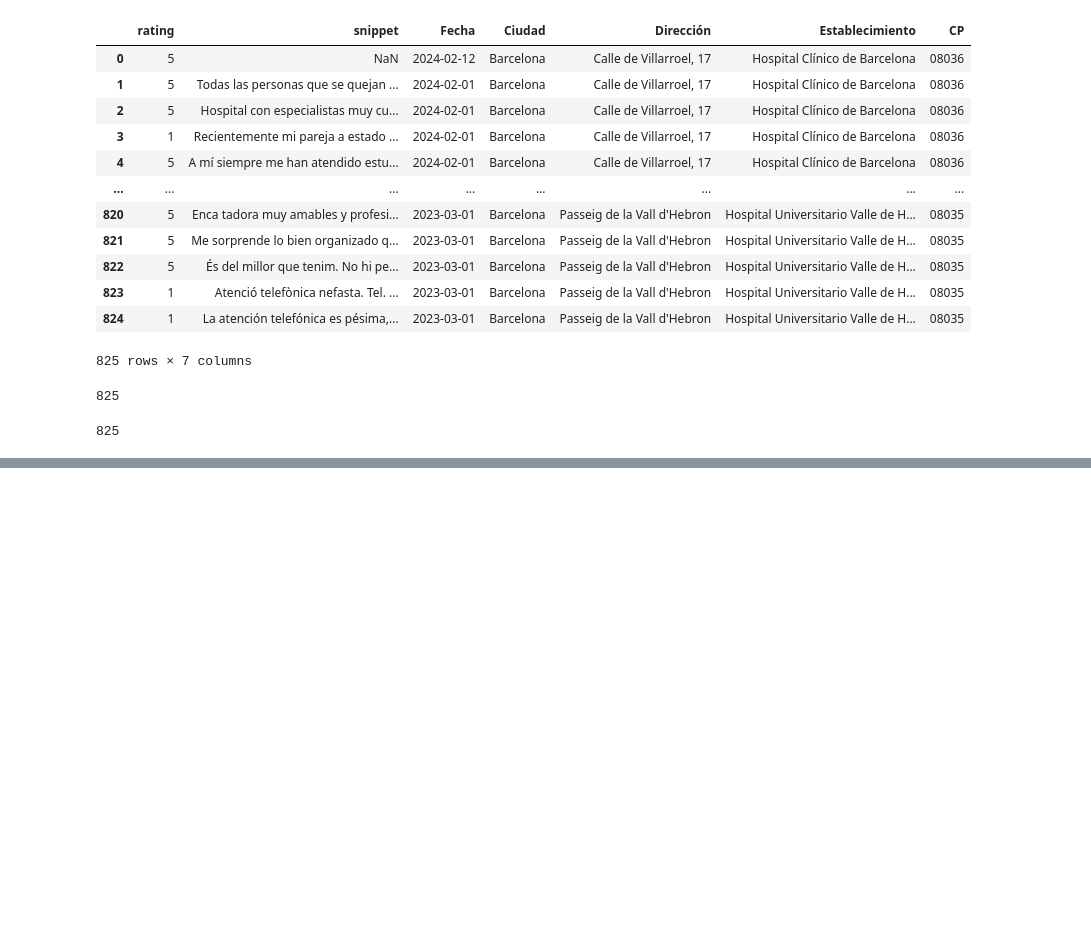
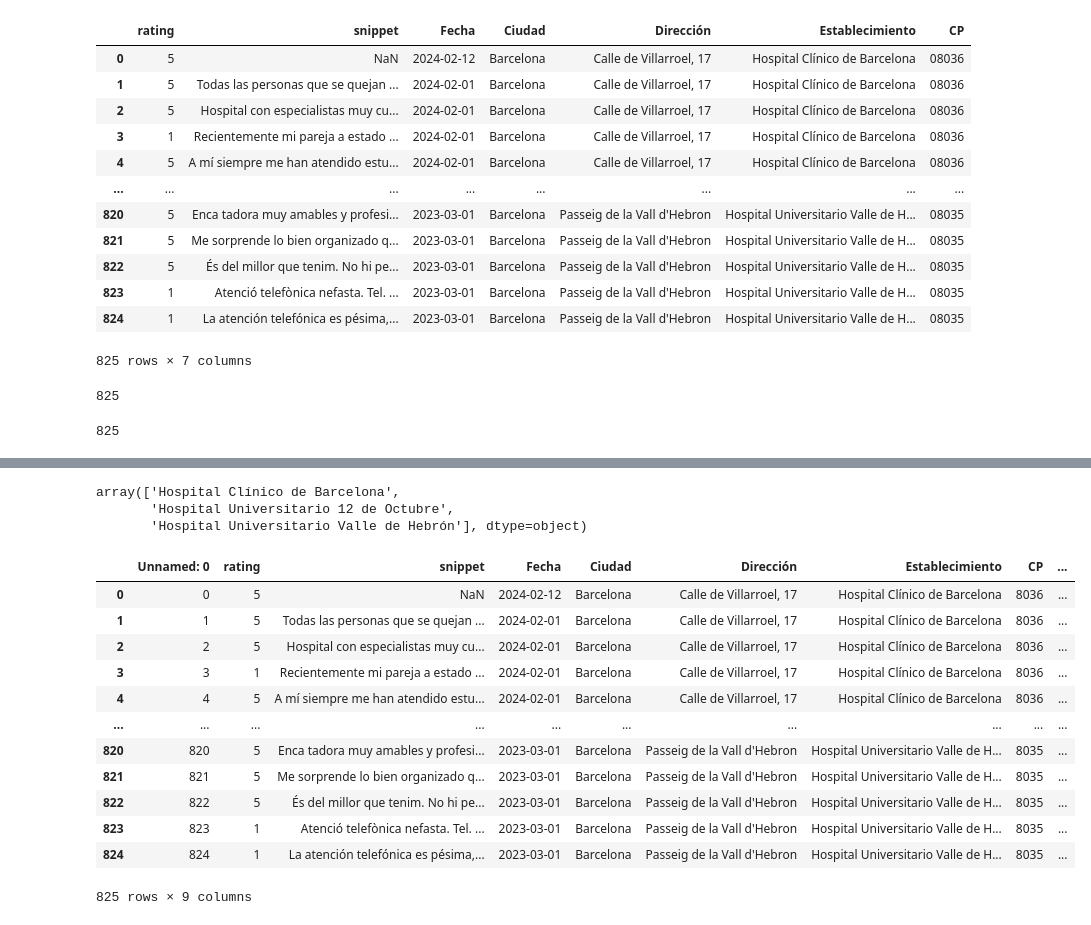
Before and after one commit to TeresaCardenosa/project_reviews_google, a Jupyter notebook: notebooks/ETL_Otras reseñas-2.ipynb, the cells around one changed output, grey strips where cells are left out. Saved outputs shown, nothing was run; the diff lists cells and outputs as text; code cells hidden in the pictures; blank space fills up the shorter version.

```diff
--- a/notebooks/ETL_Otras reseñas-2.ipynb
+++ b/notebooks/ETL_Otras reseñas-2.ipynb
@@ -983,0 +986,2 @@ df_full_hospitals.to_excel('../reviews/hosp_alta.xlsx')
+# %%
+df_full_hospitals = pd.read_excel('../reviews/hosp_alta.xlsx')
@@ -983,0 +1004,30 @@ df_full_hospitals.to_excel('../reviews/hosp_alta.xlsx')
+# %%
+df_full_hospitals['Establecimiento'].unique()
+# %% [output]
+array(['Hospital Clínico de Barcelona',
+       'Hospital Universitario 12 de Octubre',
+       'Hospital Universitario Valle de Hebrón'], dtype=object)
+# %%
+encriptado = {
+    'Hospital Clínico de Barcelona': 'Hospital alta 01',
+   'Hospital Universitario 12 de Octubre': 'Hospital alta 02',
+   'Hospital Universitario Valle de Hebrón': 'Hospital alta 03'
+}
+# %%
+df_full_hospitals['Nombre encriptado'] = df_full_hospitals['Establecimiento'].map(encriptado)
+# %%
+df_full_hospitals
+# %% [output]
+|  | Unnamed: 0 | rating | snippet | Fecha | Ciudad | Dirección | Establecimiento | CP | ... |
+| 0 | 0 | 5 | NaN | 2024-02-12 | Barcelona | Calle de Villarroel, 17 | Hospital Clínico de Barcelona | 8036 | ... |
+| 1 | 1 | 5 | Todas las personas que se quejan ... | 2024-02-01 | Barcelona | Calle de Villarroel, 17 | Hospital Clínico de Barcelona | 8036 | ... |
+| 2 | 2 | 5 | Hospital con especialistas muy cu... | 2024-02-01 | Barcelona | Calle de Villarroel, 17 | Hospital Clínico de Barcelona | 8036 | ... |
+| 3 | 3 | 1 | Recientemente mi pareja a estado ... | 2024-02-01 | Barcelona | Calle de Villarroel, 17 | Hospital Clínico de Barcelona | 8036 | ... |
+| 4 | 4 | 5 | A mí siempre me han atendido estu... | 2024-02-01 | Barcelona | Calle de Villarroel, 17 | Hospital Clínico de Barcelona | 8036 | ... |
+| ... | ... | ... | ... | ... | ... | ... | ... | ... | ... |
+| 820 | 820 | 5 | Enca tadora muy amables y profesi... | 2023-03-01 | Barcelona | Passeig de la Vall d'Hebron | Hospital Universitario Valle de H... | 8035 | ... |
+| 821 | 821 | 5 | Me sorprende lo bien organizado q... | 2023-03-01 | Barcelona | Passeig de la Vall d'Hebron | Hospital Universitario Valle de H... | 8035 | ... |
+| 822 | 822 | 5 | És del millor que tenim. No hi pe... | 2023-03-01 | Barcelona | Passeig de la Vall d'Hebron | Hospital Universitario Valle de H... | 8035 | ... |
+| 823 | 823 | 1 | Atenció telefònica nefasta. Tel. ... | 2023-03-01 | Barcelona | Passeig de la Vall d'Hebron | Hospital Universitario Valle de H... | 8035 | ... |
+| 824 | 824 | 1 | La atención telefónica es pésima,... | 2023-03-01 | Barcelona | Passeig de la Vall d'Hebron | Hospital Universitario Valle de H... | 8035 | ... |
+825 rows × 9 columns
```
Also changed, not shown: parts of 3 cells of this notebook, 11 other files.
